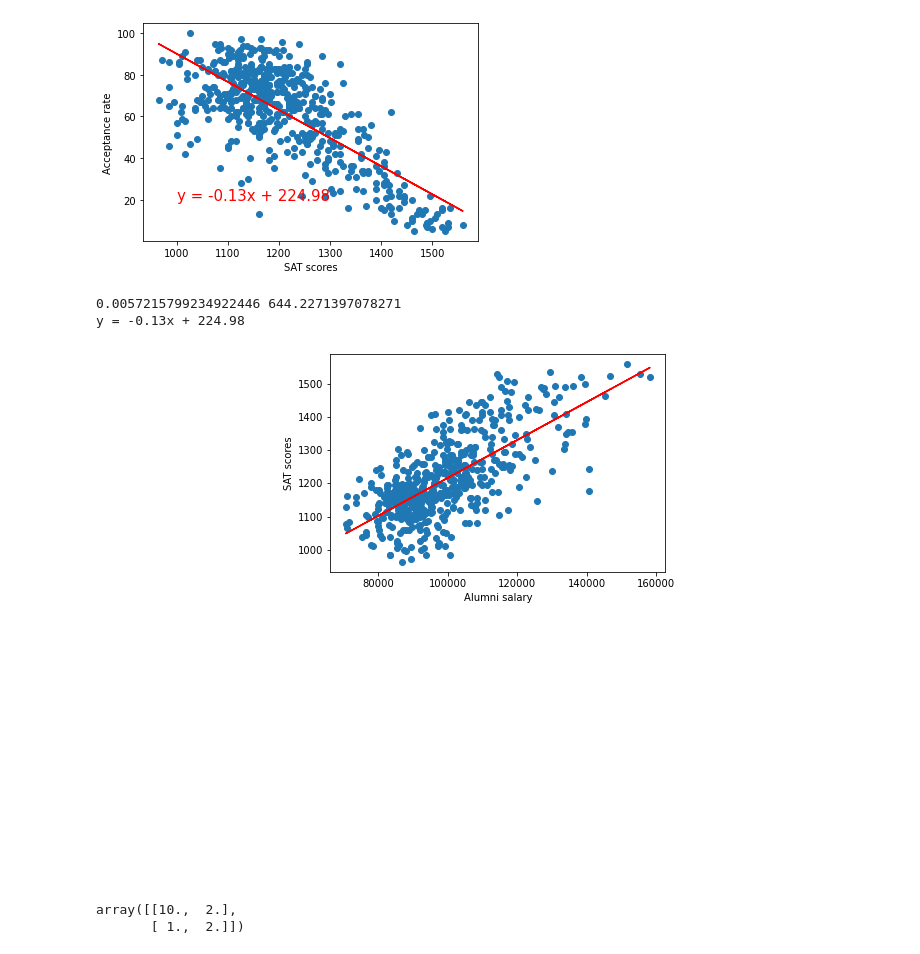
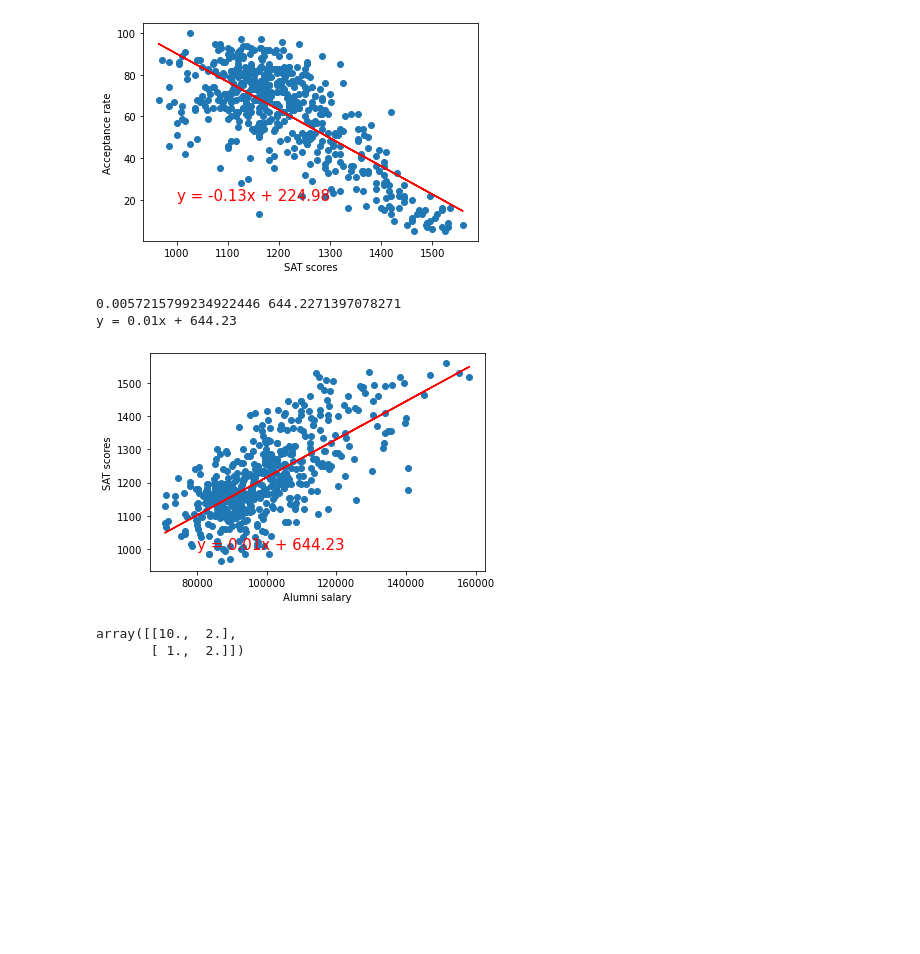
Before and after one commit to Amasterw/UR_FinalProject, a Jupyter notebook: lin_reg.ipynb, the cells around one changed output. Cells and saved outputs as stored; diff of their text form; code cells hidden in the pictures; blank space fills up the shorter version.

```diff
--- a/lin_reg.ipynb
+++ b/lin_reg.ipynb
@@ -23,13 +23,3 @@ df
 | 648 | 649 | Wells College | Aurora | NY | Private | 488 | 516 | ... |
 | 649 | 650 | Catawba College | Salisbury | NC | Private | 1336 | 1463 | ... |
 650 rows × 20 columns
-# %%
-# Assign the data to X and y
-# Note: Sklearn requires a two-dimensional array of values
-# so we use reshape to create this
-df["SAT mean"]=(df["SAT Lower"]+df["SAT Upper"])/2
-
-X = df["SAT mean"].values.reshape(-1, 1)
-y = df["Acceptance Rate"].values.reshape(-1, 1)
-
-print("Shape: ", X.shape, y.shape)
@@ -42,2 +30,12 @@ df.shape
 # %%
 df2=df.dropna()
+# %%
+# Assign the data to X and y
+# Note: Sklearn requires a two-dimensional array of values
+# so we use reshape to create this
+df2["SAT mean"]=(df2["SAT Lower"]+df2["SAT Upper"])/2
+
+X = df2["SAT mean"].values.reshape(-1, 1)
+y = df2["Acceptance Rate"].values.reshape(-1, 1)
+
+print("Shape: ", X.shape, y.shape)
@@ -90,22 +99,23 @@ y = -0.13x + 224.98
 # %%
 # Add the linear regression equation and line to plot
 x_values = df2["Alumni Salary"]
 y_values = df2["SAT mean"]
 (slope, intercept, rvalue, pvalue, stderr) = linregress(x_values, y_values)
 print(slope,intercept)
-print(line_eq)
+
 regress_values = x_values * slope + intercept
 line_eq = "y = " + str(round(slope,2)) + "x + " + str(round(intercept,2))
+print(line_eq)
 plt.scatter(x_values,y_values)
 plt.plot(x_values,regress_values,"r-")
-plt.annotate(line_eq,(1000,20),fontsize=15,color="red")
+plt.annotate(line_eq,(80000,1000),fontsize=15,color="red")
 plt.ylabel('SAT scores')
 plt.xlabel('Alumni salary')
 plt.show()
 # %% [output]
 0.0057215799234922446 644.2271397078271
-y = -0.13x + 224.98
+y = 0.01x + 644.23
-[figure, old version]
+[figure, new version]
 # %%
 from sklearn.cluster import KMeans
 import numpy as np
```
Also changed, not shown: parts of 6 cells of this notebook, 6 other files.
